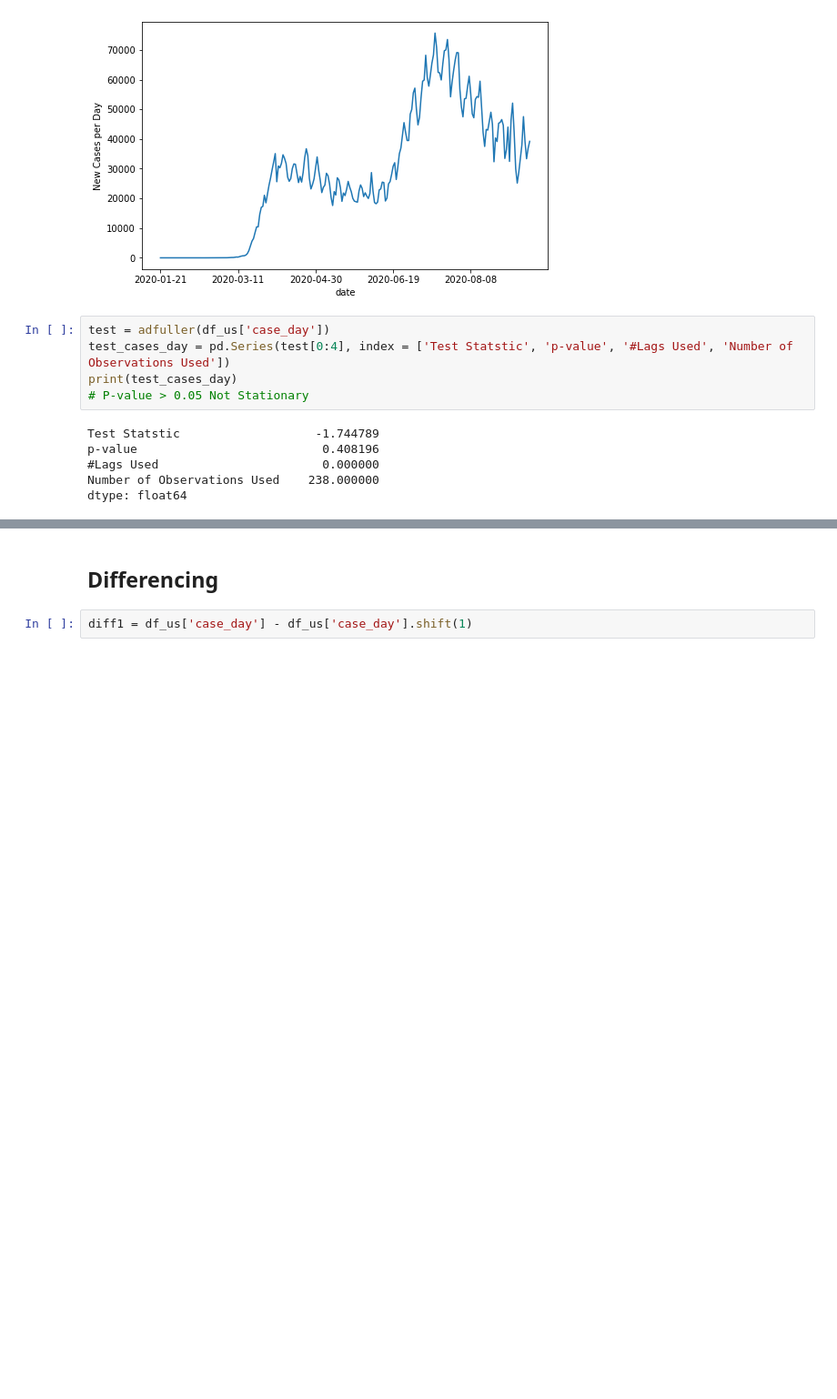
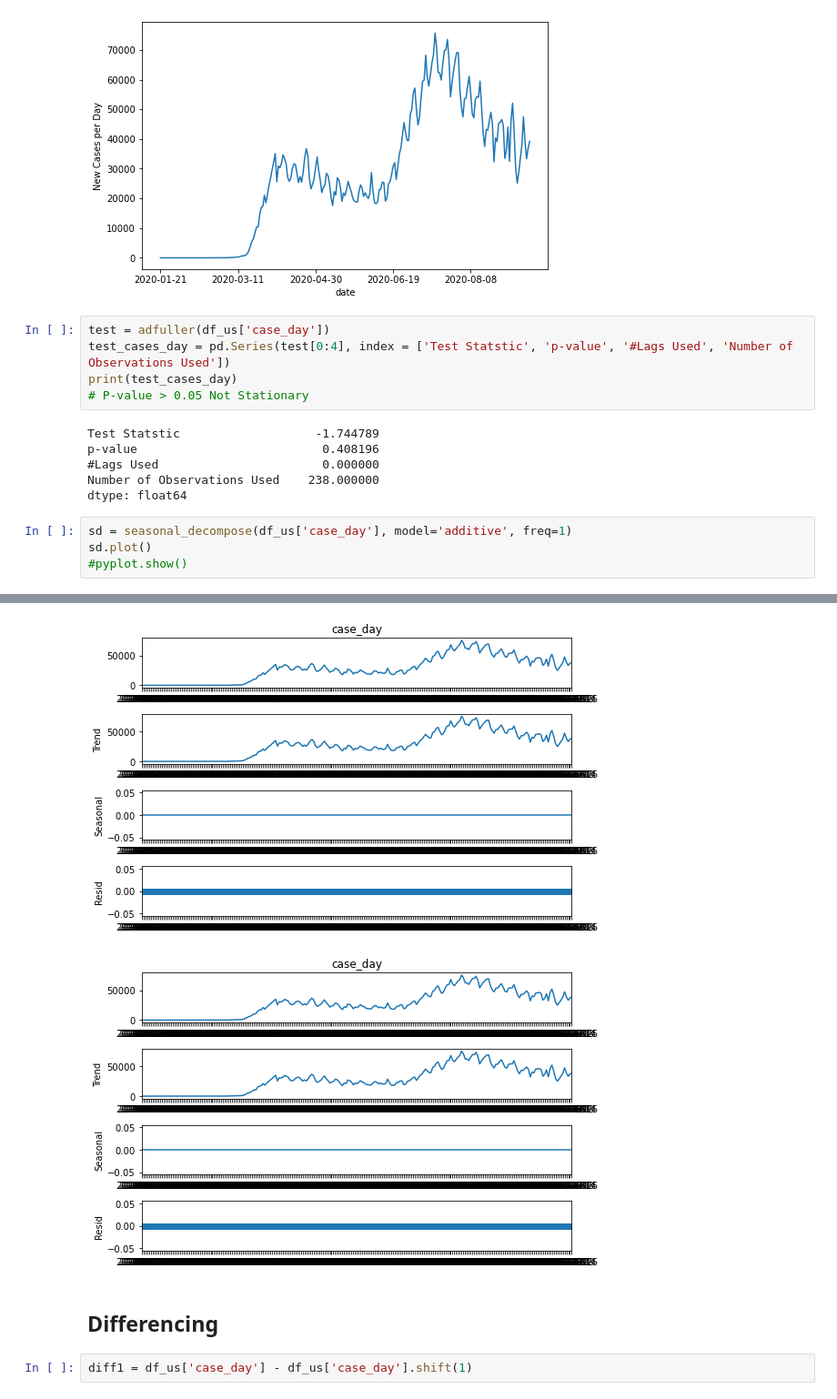
Before and after one commit to jagan-singh/covid-forecasting, a Jupyter notebook: us_cases.ipynb, the cells around one changed output, grey strips where cells are left out. Shown at 91% size. Cells and saved outputs as stored; diff of their text form; blank space fills up the shorter version.

```diff
--- a/us_cases.ipynb
+++ b/us_cases.ipynb
@@ -95,3 +96,8 @@ p-value                          0.408196
 #Lags Used                       0.000000
 Number of Observations Used    238.000000
 dtype: float64
+# %%
+sd = seasonal_decompose(df_us['case_day'], model='additive', freq=1)
+sd.plot()
+#pyplot.show()
+# %% [output]
@@ -98,3 +122,5 @@ dtype: float64
+[figure, added]
+[figure, added]
 # %% [markdown]
 ## Differencing
 # %%
```
Also changed, not shown: parts of 19 cells of this notebook.
